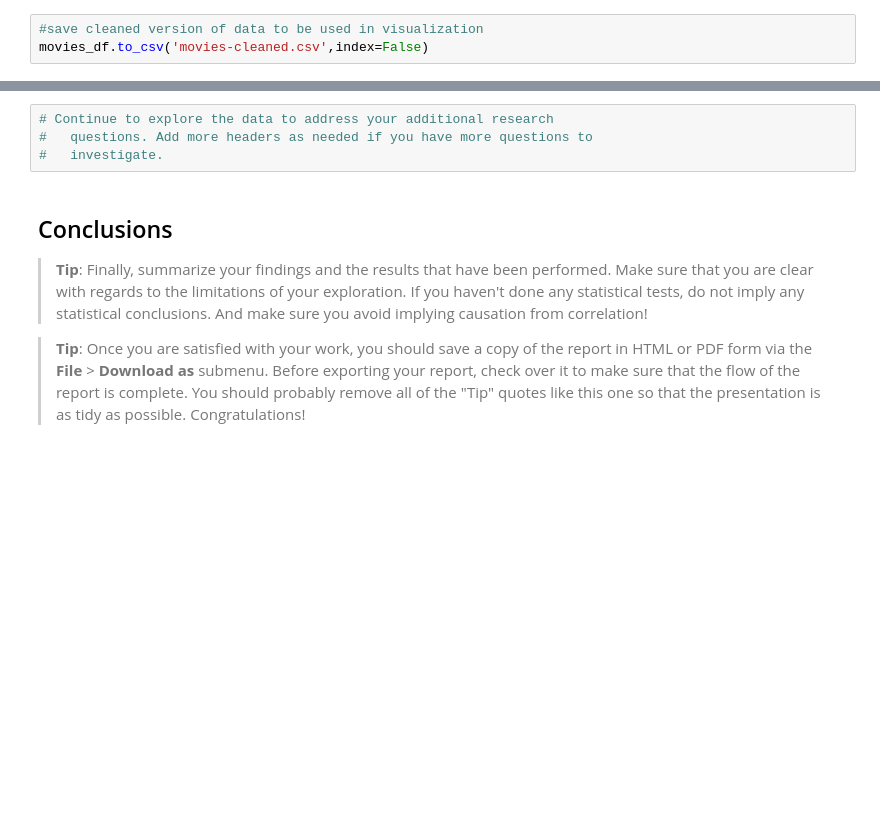
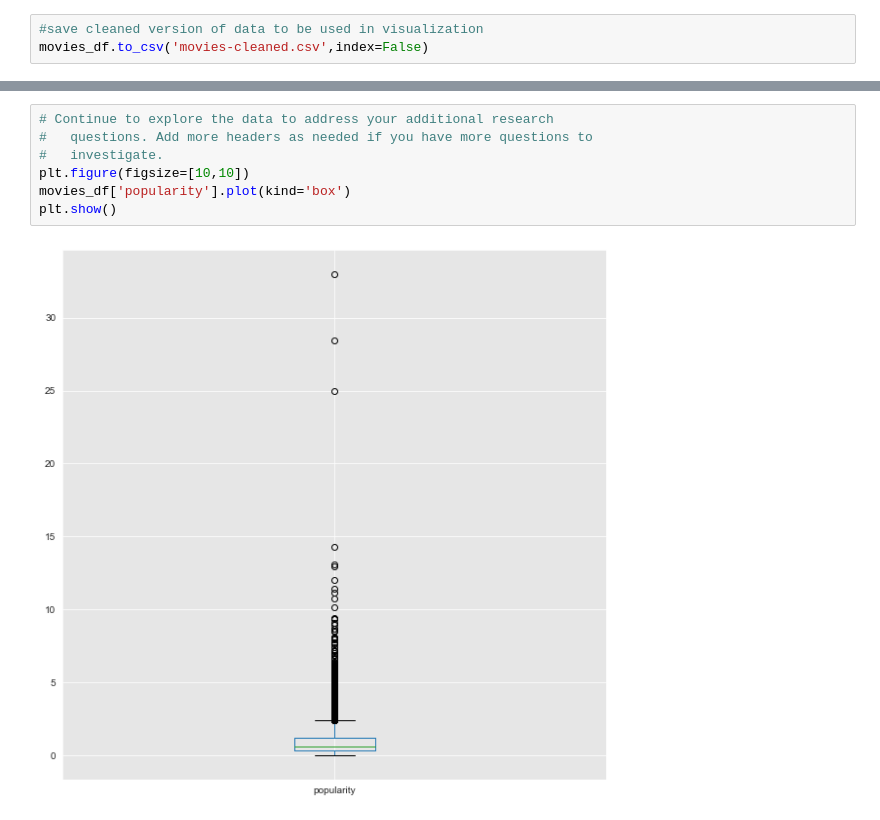
Before and after one commit to hagerElsehaimy/TMDb, a Jupyter notebook: TMDb.ipynb, the cells around one changed output, grey strips where cells are left out. Drawn from its saved outputs; the diff is of its cells as text; blank space fills up the shorter version.

```diff
--- a/TMDb.ipynb
+++ b/TMDb.ipynb
@@ -375,11 +414,9 @@ movies_df.to_csv('movies-cleaned.csv',index=False)
 # %%
 # Continue to explore the data to address your additional research
 #   questions. Add more headers as needed if you have more questions to
 #   investigate.
+plt.figure(figsize=[10,10])
+movies_df['popularity'].plot(kind='box')
+plt.show()
+# %% [output]
+[figure, added]
-# %% [markdown]
-<a id='conclusions'></a>
-## Conclusions
-
-> **Tip**: Finally, summarize your findings and the results that have been performed. Make sure that you are clear with regards to the limitations of your exploration. If you haven't done any statistical tests, do not imply any statistical conclusions. And make sure you avoid implying causation from correlation!
-
-> **Tip**: Once you are satisfied with your work, you should save a copy of the report in HTML or PDF form via the **File** > **Download as** submenu. Before exporting your report, check over it to make sure that the flow of the report is complete. You should probably remove all of the "Tip" quotes like this one so that the presentation is as tidy as possible. Congratulations!
```
Also changed, not shown: parts of 13 cells of this notebook.
